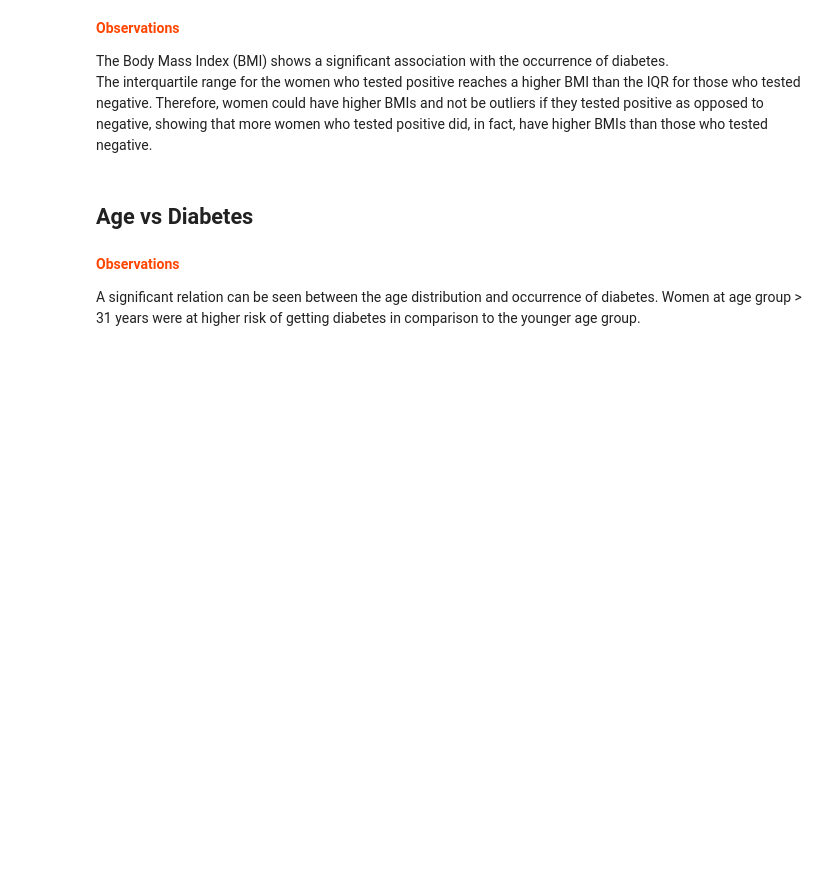
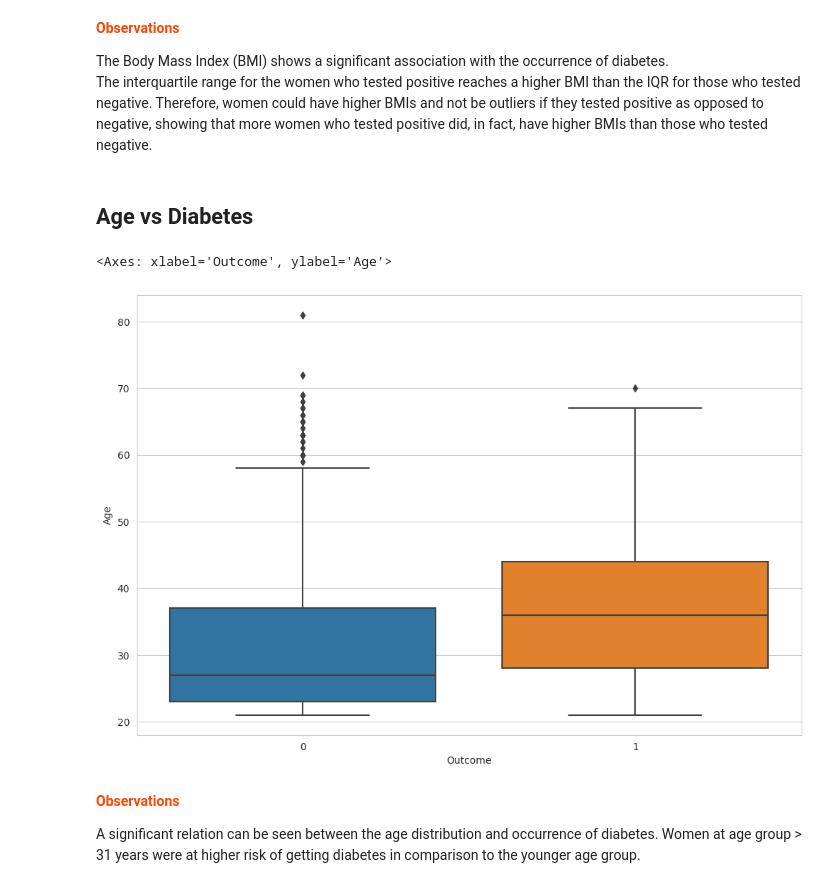
Before and after one commit to Karthikceo/FMML_projects_Labs, a Jupyter notebook: Mod3_project.ipynb, the cells around one changed output. Drawn from its saved outputs; the diff is of its cells as text; code cells hidden in the pictures; blank space fills up the shorter version.

```diff
--- a/Mod3_project.ipynb
+++ b/Mod3_project.ipynb
@@ -222,6 +247,12 @@ The interquartile range for the women who tested positive reaches a higher BMI t
 ## Age vs Diabetes
 # %%
 ## TASK-5: Display a boxplot between Age and Diabetes.
+# %%
+plt.figure(figsize=(12,8))
+sns.boxplot(x='Outcome', y='Age',data=diabetes_data)
+# %% [output]
+<Axes: xlabel='Outcome', ylabel='Age'>
+[figure, added]
 # %% [markdown]
 <p style="font-weight: bold;color:#FF4500"><b>Observations</b></p>
 
```
Also changed, not shown: parts of 16 cells of this notebook.
